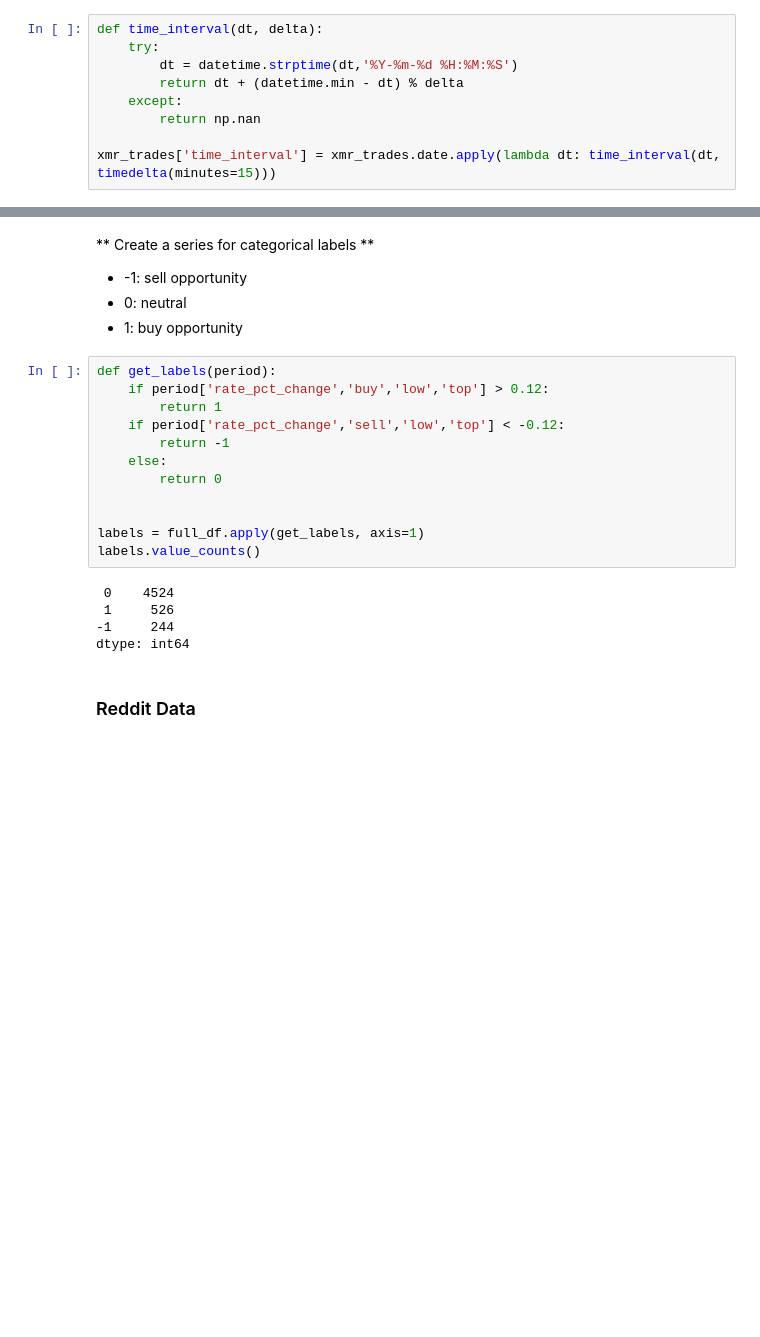
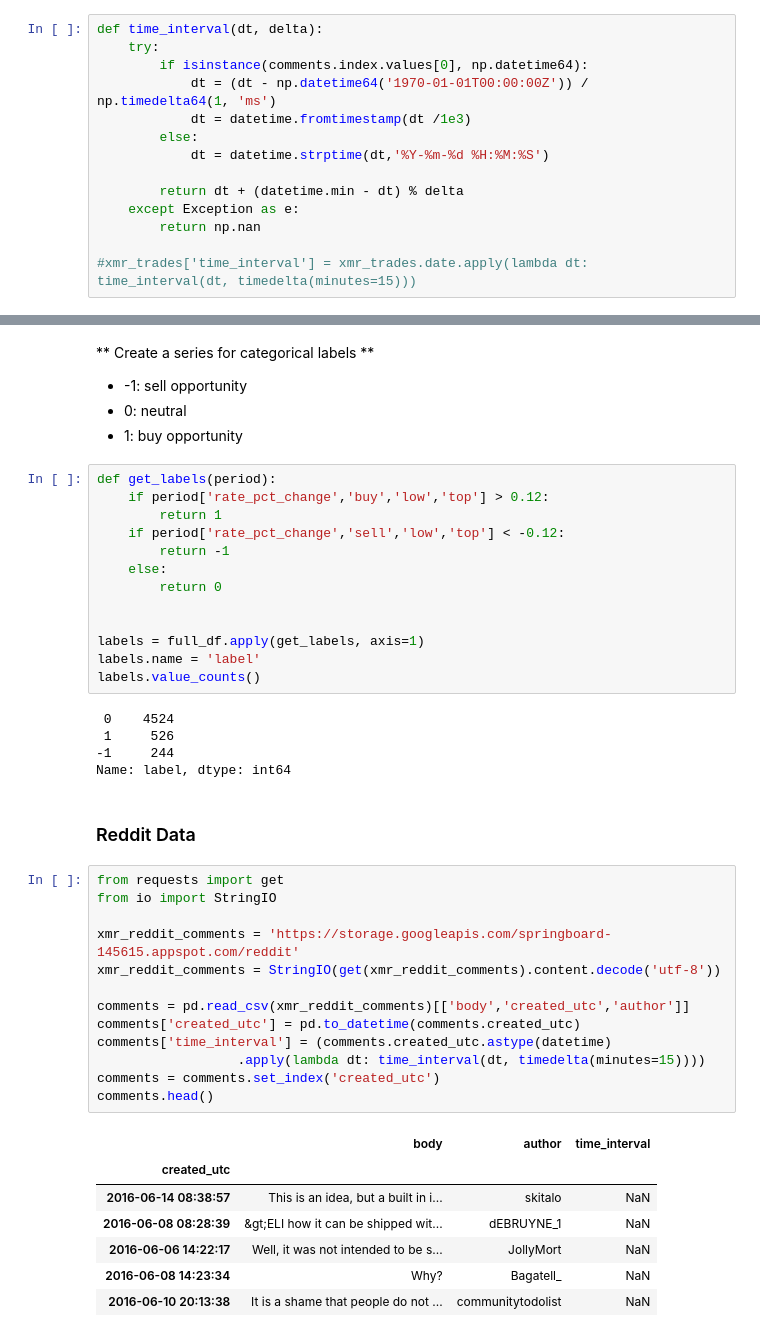
Before and after one commit to malcolmjmr/springboard, a Jupyter notebook: Data Acquisition.ipynb, the cells around one changed output, grey strips where cells are left out. Drawn from its saved outputs; the diff is of its cells as text; blank space fills up the shorter version.

```diff
--- a/Data Acquisition.ipynb
+++ b/Data Acquisition.ipynb
@@ -160,12 +171,17 @@ We want to bucket trades by time_interval so we can create standardized timeseri
 # %%
 def time_interval(dt, delta):
     try:
-        dt = datetime.strptime(dt,'%Y-%m-%d %H:%M:%S')
+        if isinstance(comments.index.values[0], np.datetime64):
+            dt = (dt - np.datetime64('1970-01-01T00:00:00Z')) / np.timedelta64(1, 'ms')
+            dt = datetime.fromtimestamp(dt /1e3)
+        else:
+            dt = datetime.strptime(dt,'%Y-%m-%d %H:%M:%S')
+
         return dt + (datetime.min - dt) % delta
-    except:
+    except Exception as e:
         return np.nan
 
-xmr_trades['time_interval'] = xmr_trades.date.apply(lambda dt: time_interval(dt, timedelta(minutes=15)))
+#xmr_trades['time_interval'] = xmr_trades.date.apply(lambda dt: time_interval(dt, timedelta(minutes=15)))
 # %%
 xmr_trades['time_interval'].unique()[:5]
 # %% [output]
@@ -306,11 +322,33 @@ def get_labels(period):
 
 
 labels = full_df.apply(get_labels, axis=1)
+labels.name = 'label'
 labels.value_counts()
 # %% [output]
  0    4524
  1     526
 -1     244
-dtype: int64
+Name: label, dtype: int64
 # %% [markdown]
 ### Reddit Data
+# %%
+from requests import get
+from io import StringIO
+
+xmr_reddit_comments = 'https://storage.googleapis.com/springboard-145615.appspot.com/reddit'
+xmr_reddit_comments = StringIO(get(xmr_reddit_comments).content.decode('utf-8'))
+
+comments = pd.read_csv(xmr_reddit_comments)[['body','created_utc','author']]
+comments['created_utc'] = pd.to_datetime(comments.created_utc)
+comments['time_interval'] = (comments.created_utc.astype(datetime)
+                  .apply(lambda dt: time_interval(dt, timedelta(minutes=15))))
+comments = comments.set_index('created_utc')
+comments.head()
+# %% [output]
+|  | body | author | time_interval |
+| created_utc |  |  |  |
+| 2016-06-14 08:38:57 | This is an idea, but a built in i... | skitalo | NaN |
+| 2016-06-08 08:28:39 | &gt;ELI how it can be shipped wit... | dEBRUYNE_1 | NaN |
+| 2016-06-06 14:22:17 | Well, it was not intended to be s... | JollyMort | NaN |
+| 2016-06-08 14:23:34 | Why? | Bagatell_ | NaN |
+| 2016-06-10 20:13:38 | It is a shame that people do not ... | communitytodolist | NaN |
```
Also changed, not shown: parts of 13 cells of this notebook.
